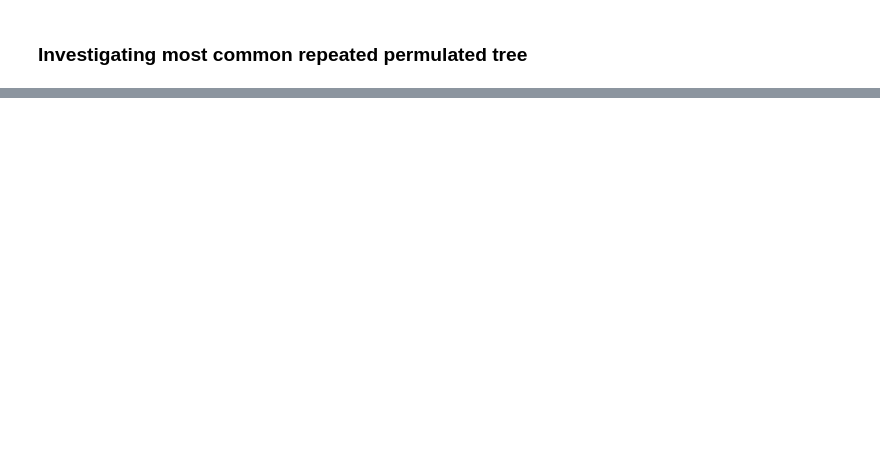
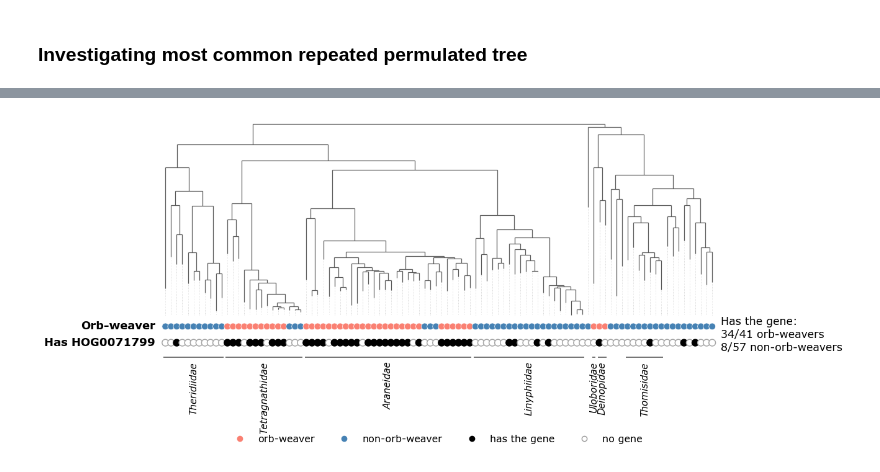
Before and after one commit to GordusLab/orb-selection, a Jupyter notebook: scripts/07_figures_tables/Odds Ratio Test Plots.ipynb, the cells around one changed output, grey strips where cells are left out. Drawn from its saved outputs; the diff is of its cells as text; code cells hidden in the pictures; blank space fills up the shorter version.

```diff
--- a/scripts/07_figures_tables/Odds Ratio Test Plots.ipynb
+++ b/scripts/07_figures_tables/Odds Ratio Test Plots.ipynb
@@ -354,0 +600,45 @@ Example missing values: ['Antrodiaetus_roretzi', 'Drosophila_melanogaster', 'Fal
+# %%
+%autoreload 2
+mark_identical_cluster = False
+identical_cluster = {"Araneus_inustus", "Argiope_keyserlingi", "Backobourkia_brouni", "Deinopis_sp_IDV6783", "Eriophora_pustulosa",
+                     "Leucauge_dromedari", "Phonognatha_graeffei", "Poecilopachys_australasia", "Arcuphantes_paiki", "Drapetisca_socialis",
+                     "Floronia_bucculenta", "Latrodectus_hasseltii", "Ozyptila_nongae", "Phrurolithus_coreanus",
+                     "Pseudomicrargus_latitegulatus", "Zelotes_iriomotensis"}
+counts = pd.read_csv(os.path.join(repo_root, "data/N5.GeneCount.tsv"), sep="\t", index_col="HOG").loc[HOG, species]
+has_gene = (counts > 0).to_numpy()
+n_orb_with = int((has_gene & (true_labels == 1)).sum())
+n_non_with = int((has_gene & (true_labels == 0)).sum())
+
+fig, ax = plt.subplots(figsize=(15, 6.4))
+draw_tree(ax)
+step = max_depth * 0.085
+y1, y2, y3 = max_depth * 1.06, max_depth * 1.06 + step, max_depth * 1.06 + 2 * step
+x_all = [tip_y[s] for s in species]
+ax.scatter(x_all, [y1] * len(species), s=60, c=[COL_FG if v else COL_BG for v in true_labels], edgecolors="white", linewidths=0.5, zorder=3)
+ax.scatter(x_all, [y2] * len(species), s=60, facecolors=["black" if h else "white" for h in has_gene],
+           edgecolors=["black" if h else "0.65" for h in has_gene], linewidths=1.1, zorder=3)
+ax.text(-1.8, y1, "Orb-weaver", ha="right", va="center", fontsize=13, fontweight="bold")
+ax.text(-1.8, y2, f"Has {HOG.replace('N5.', '')}", ha="right", va="center", fontsize=13, fontweight="bold")
+ax.text(len(species) + 0.5, (y1 + y2) / 2, f"Has the gene:\n{n_orb_with}/{int(true_labels.sum())} orb-weavers\n{n_non_with}/{int((true_labels == 0).sum())} non-orb-weavers",
+        ha="left", va="center", fontsize=12.5)
+y_last = y2
+if mark_identical_cluster:
+    ax.scatter(x_all, [y3] * len(species), s=60, facecolors=["0.25" if s in identical_cluster else "white" for s in species],
+               edgecolors=["0.25" if s in identical_cluster else "0.8" for s in species], linewidths=1.0, zorder=3)
+    ax.text(-1.8, y3, "Copy ≥95% identical", ha="right", va="center", fontsize=13, fontweight="bold")
+    y_last = y3
+y_fam = y_last + step * 0.9
+for fam, x0, x1 in family_clades(min_tips=4):
+    ax.plot([x0 - 0.3, x1 + 0.3], [y_fam, y_fam], color="0.45", lw=1.4, solid_capstyle="butt")
+    ax.text((x0 + x1) / 2, y_fam + step * 0.25, fam, ha="center", va="top", rotation=90, fontsize=11, style="italic")
+ax.legend(handles=[Line2D([], [], marker="o", ls="", color=COL_FG, label="orb-weaver"),
+                   Line2D([], [], marker="o", ls="", color=COL_BG, label="non-orb-weaver"),
+                   Line2D([], [], marker="o", ls="", color="black", label="has the gene"),
+                   Line2D([], [], marker="o", ls="", mfc="white", mec="0.6", label="no gene")],
+          loc="upper center", ncol=4, fontsize=11.5, frameon=False, bbox_to_anchor=(0.5, 0.0))
+ax.set_xlim(-16, len(species) + 14)
+ax.set_ylim(y_fam + step * 4.2, -max_depth * 0.02)
+ax.axis("off")
+save("4_hog0071799_on_the_tree.png")
+# %% [output]
+[figure, added]
```
Also changed, not shown: parts of 22 cells of this notebook, 6 other files.
